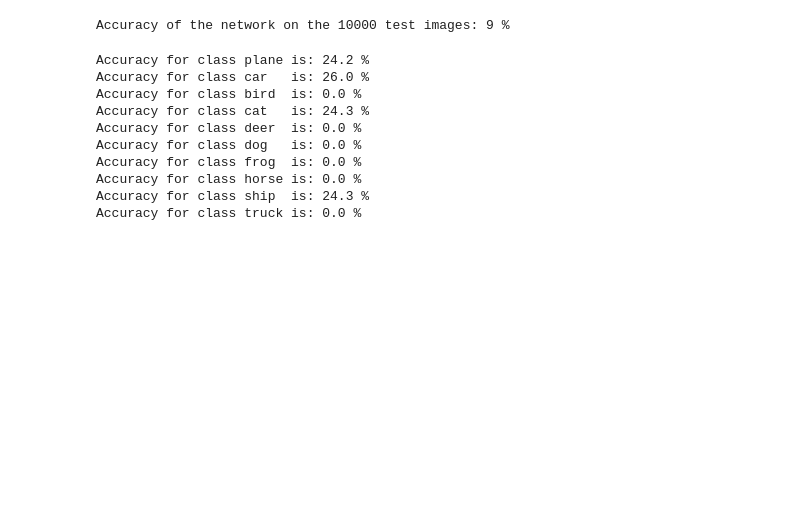
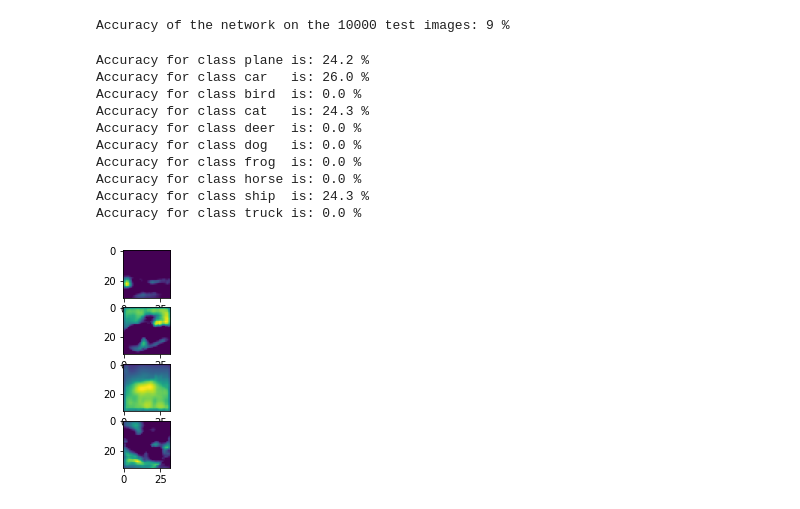
Before and after one commit to asabuncuoglu13/action-recog-exps, a Jupyter notebook: notebooks/cifar10_torch_attn.ipynb, the cells around one changed output. Drawn from its saved outputs; the diff is of its cells as text; code cells hidden in the pictures; blank space fills up the shorter version.

```diff
--- a/notebooks/cifar10_torch_attn.ipynb
+++ b/notebooks/cifar10_torch_attn.ipynb
@@ -197,0 +128,6 @@ network and optimize.
+# %%
+activation = {}
+def get_activation(name):
+    def hook(model, input, output):
+        activation[name] = output.detach()
+    return hook
@@ -360,3 +279,10 @@ Accuracy for class frog  is: 0.0 %
 Accuracy for class horse is: 0.0 %
 Accuracy for class ship  is: 24.3 %
 Accuracy for class truck is: 0.0 %
+# %%
+act = activation['conv1'].squeeze().cpu()
+fig, axarr = plt.subplots(act.size(0))
+for idx in range(act.size(0)):
+    axarr[idx].imshow(act[idx][0])
+# %% [output]
+[figure, added]
```
Also changed, not shown: parts of 12 cells of this notebook.
